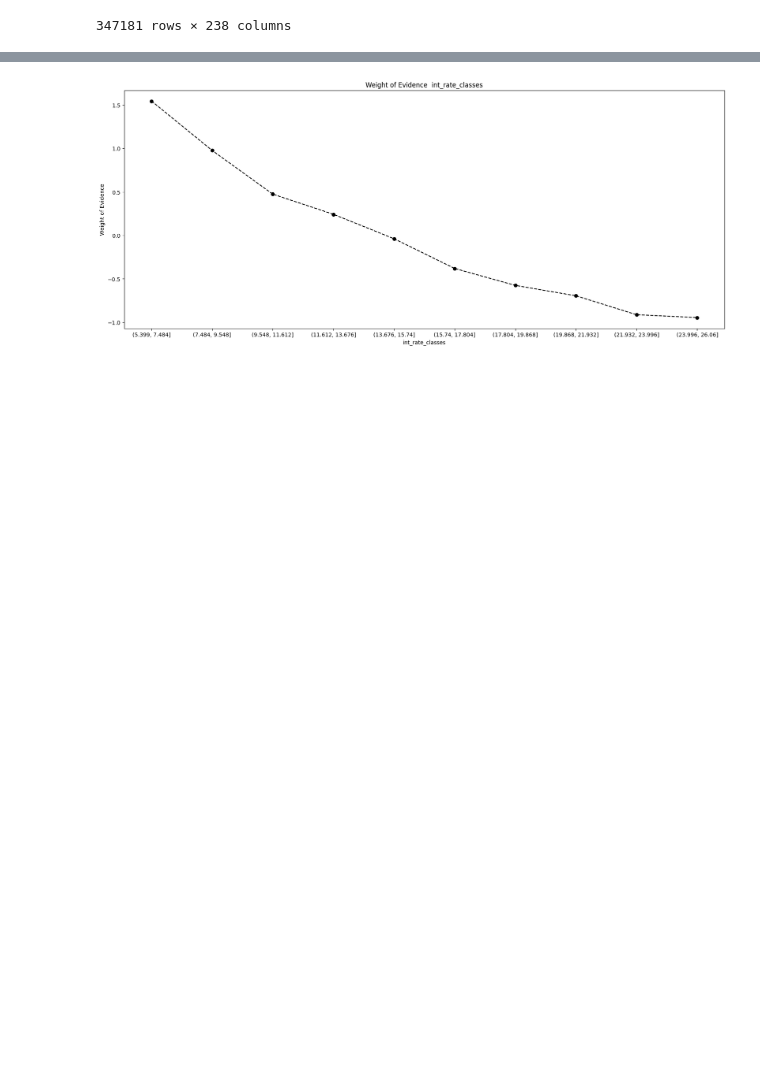
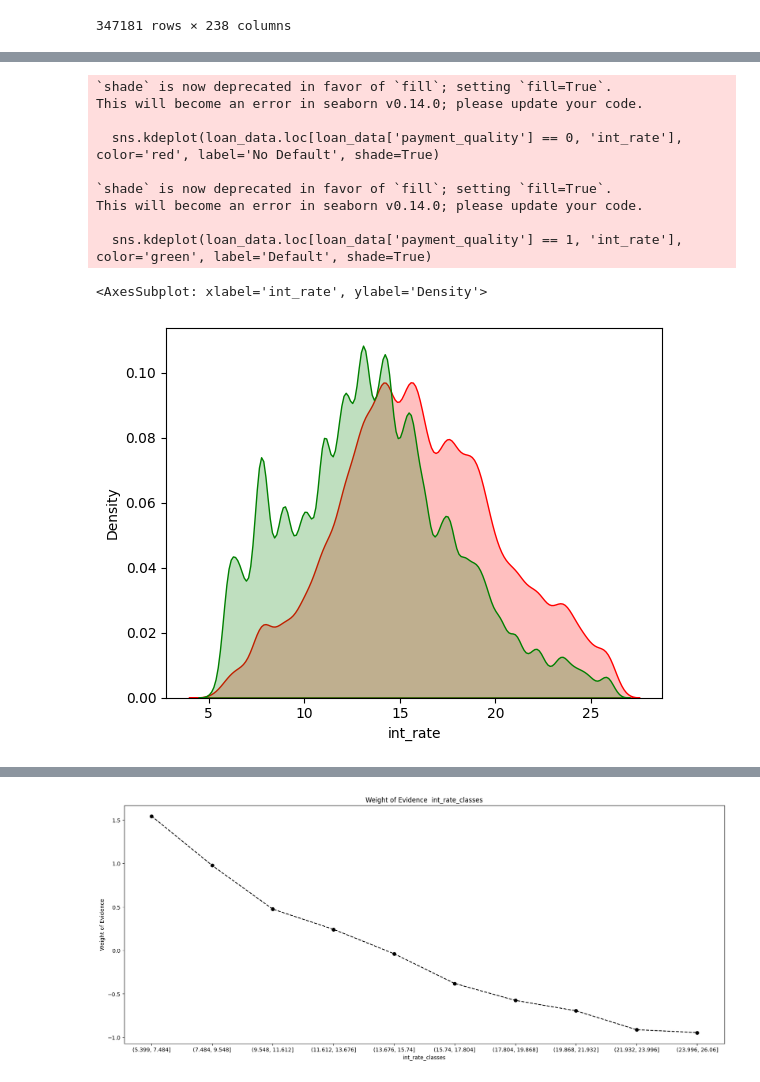
Before and after one commit to OzodbekOzodov/_credit-risk-modeling, a Jupyter notebook: main-project.ipynb, the cells around one changed output, grey strips where cells are left out. Cells and saved outputs as stored; diff of their text form; code cells hidden in the pictures; blank space fills up the shorter version.

```diff
--- a/main-project.ipynb
+++ b/main-project.ipynb
@@ -697,3 +712,20 @@ inputs
+# %%
+
+# Plot the density distribution of the 'int_rate' variable with colors for 'loan_quality'
+sns.kdeplot(loan_data.loc[loan_data['payment_quality'] == 0, 'int_rate'], color='red', label='No Default', shade=True)
+sns.kdeplot(loan_data.loc[loan_data['payment_quality'] == 1, 'int_rate'], color='green', label='Default', shade=True)
+# %% [output]
+`shade` is now deprecated in favor of `fill`; setting `fill=True`.
+This will become an error in seaborn v0.14.0; please update your code.
+
+  sns.kdeplot(loan_data.loc[loan_data['payment_quality'] == 0, 'int_rate'], color='red', label='No Default', shade=True)
+
+`shade` is now deprecated in favor of `fill`; setting `fill=True`.
+This will become an error in seaborn v0.14.0; please update your code.
+
+  sns.kdeplot(loan_data.loc[loan_data['payment_quality'] == 1, 'int_rate'], color='green', label='Default', shade=True)
+<AxesSubplot: xlabel='int_rate', ylabel='Density'>
+[figure, added]
 # %%
 inputs['int_rate_classes'] = pd.cut(inputs['int_rate'], 10)
 inputs
```
Also changed, not shown: parts of 15 cells of this notebook, 2 other files.
